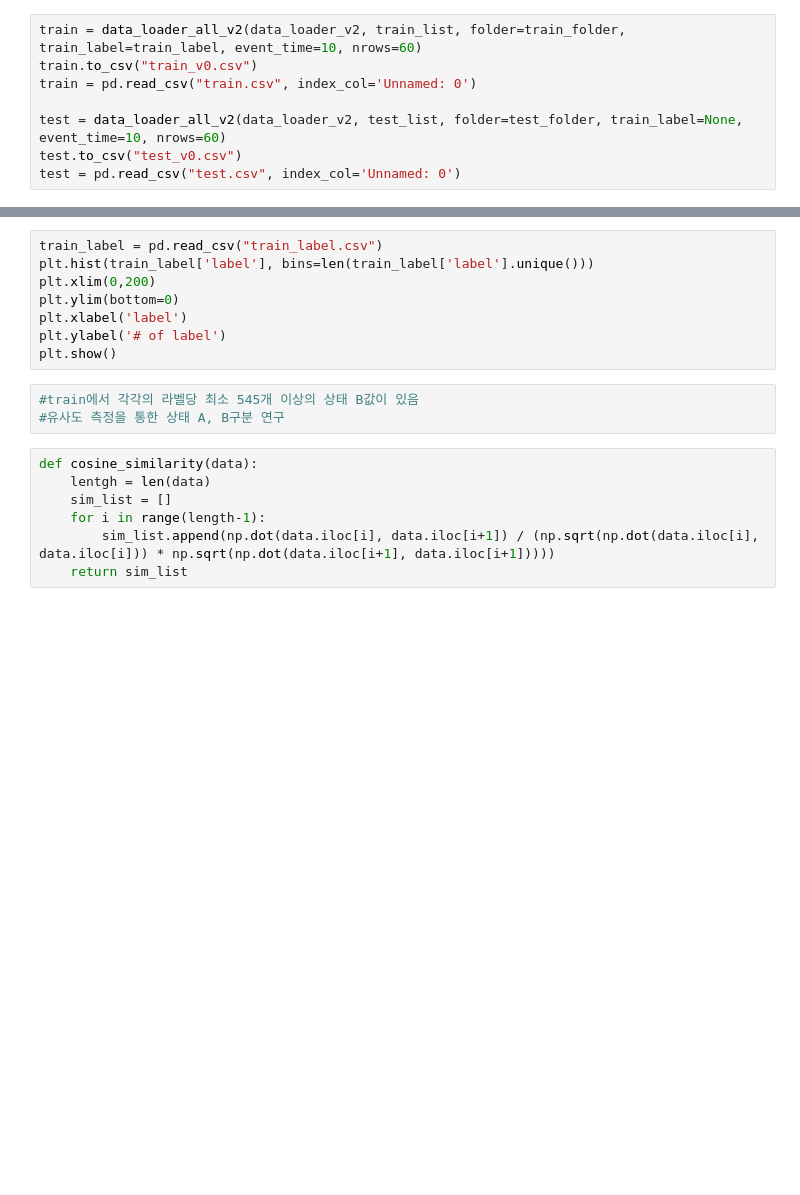
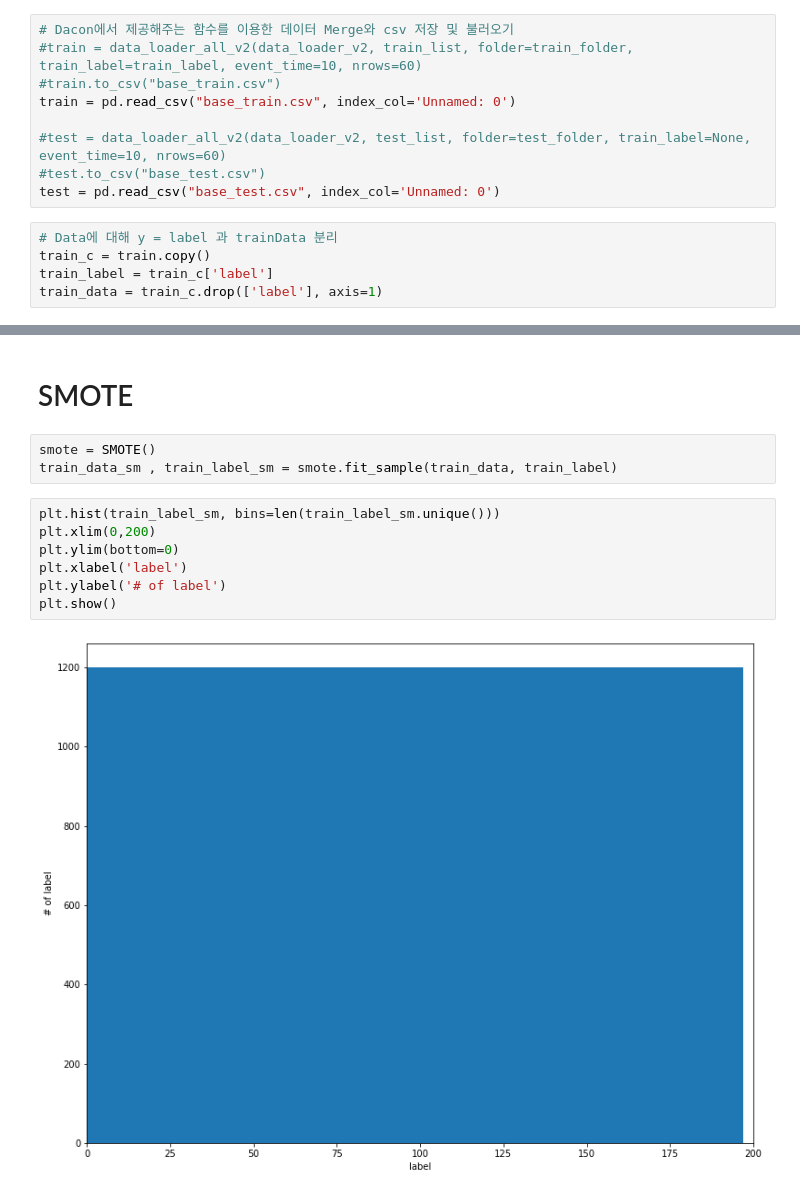
Before and after one commit to osmanturks/DACON, a Jupyter notebook: PrePro.ipynb, the cells around one changed output, grey strips where cells are left out. Drawn from its saved outputs; the diff is of its cells as text; blank space fills up the shorter version.

Commit message:
SMOTE ADD

```diff
--- a/PrePro.ipynb
+++ b/PrePro.ipynb
@@ -63,10 +88,16 @@ def data_loader_all_v2(func, files, folder='', train_label=None, event_time=10,
     combined_df = pd.concat(df_list)
     return combined_df
 # %%
-train = data_loader_all_v2(data_loader_v2, train_list, folder=train_folder, train_label=train_label, event_time=10, nrows=60)
-train.to_csv("train_v0.csv")
-train = pd.read_csv("train.csv", index_col='Unnamed: 0')
+# Dacon에서 제공해주는 함수를 이용한 데이터 Merge와 csv 저장 및 불러오기
+#train = data_loader_all_v2(data_loader_v2, train_list, folder=train_folder, train_label=train_label, event_time=10, nrows=60)
+#train.to_csv("base_train.csv")
+train = pd.read_csv("base_train.csv", index_col='Unnamed: 0')
 
-test = data_loader_all_v2(data_loader_v2, test_list, folder=test_folder, train_label=None, event_time=10, nrows=60)
-test.to_csv("test_v0.csv")
-test = pd.read_csv("test.csv", index_col='Unnamed: 0')
+#test = data_loader_all_v2(data_loader_v2, test_list, folder=test_folder, train_label=None, event_time=10, nrows=60)
+#test.to_csv("base_test.csv")
+test = pd.read_csv("base_test.csv", index_col='Unnamed: 0')
+# %%
+# Data에 대해 y = label 과 trainData 분리
+train_c = train.copy()
+train_label = train_c['label']
+train_data = train_c.drop(['label'], axis=1)
@@ -73,18 +154,14 @@ test = pd.read_csv("test.csv", index_col='Unnamed: 0')
+# %% [markdown]
+# SMOTE
+# %%
+smote = SMOTE()
+train_data_sm , train_label_sm = smote.fit_sample(train_data, train_label)
 # %%
-train_label = pd.read_csv("train_label.csv")
-plt.hist(train_label['label'], bins=len(train_label['label'].unique()))
+plt.hist(train_label_sm, bins=len(train_label_sm.unique()))
 plt.xlim(0,200)
 plt.ylim(bottom=0)
 plt.xlabel('label')
 plt.ylabel('# of label')
 plt.show()
+# %% [output]
+[figure, added]
-# %%
-#train에서 각각의 라벨당 최소 545개 이상의 상태 B값이 있음
-#유사도 측정을 통한 상태 A, B구분 연구
-# %%
-def cosine_similarity(data):
-    lentgh = len(data)
-    sim_list = []
-    for i in range(length-1):
-        sim_list.append(np.dot(data.iloc[i], data.iloc[i+1]) / (np.sqrt(np.dot(data.iloc[i], data.iloc[i])) * np.sqrt(np.dot(data.iloc[i+1], data.iloc[i+1]))))
-    return sim_list
```
Also changed, not shown: parts of 21 cells of this notebook, 1 other file.
